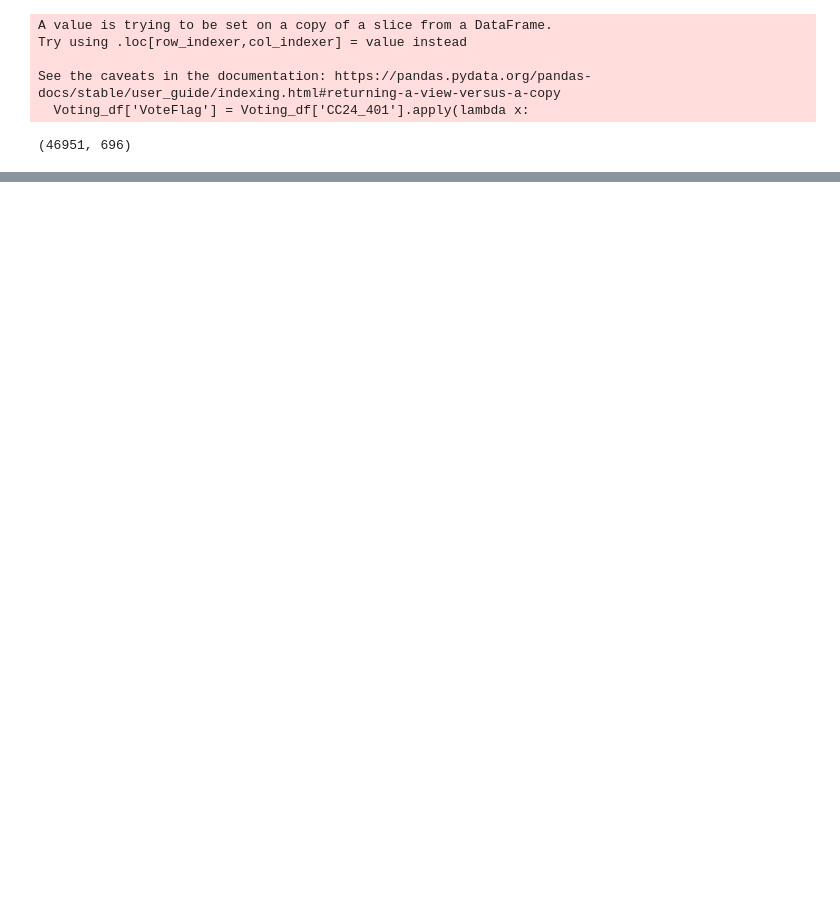
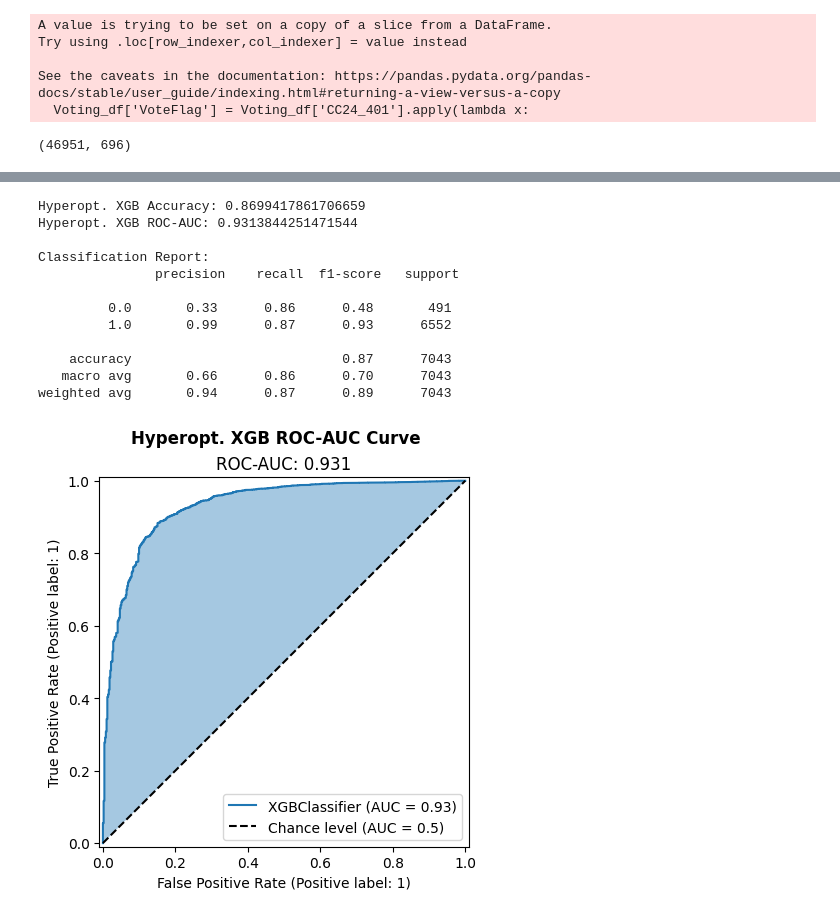
Before and after one commit to agtrinidad/s26-hnz-voter-predictors, a Jupyter notebook: g17_avery_workspace.ipynb, the cells around one changed output, grey strips where cells are left out. Saved outputs shown, nothing was run; the diff lists cells and outputs as text; code cells hidden in the pictures; blank space fills up the shorter version.

```diff
--- a/g17_avery_workspace.ipynb
+++ b/g17_avery_workspace.ipynb
@@ -1295,0 +1369,16 @@ Name: proportion, dtype: Float64
+# %%
+perf_output(hyper_xgb, X_val, y_val, "Hyperopt. XGB")
+# %% [output]
+Hyperopt. XGB Accuracy: 0.8699417861706659
+Hyperopt. XGB ROC-AUC: 0.9313844251471544
+
+Classification Report:
+               precision    recall  f1-score   support
+
+         0.0       0.33      0.86      0.48       491
+         1.0       0.99      0.87      0.93      6552
+
+    accuracy                           0.87      7043
+   macro avg       0.66      0.86      0.70      7043
+weighted avg       0.94      0.87      0.89      7043
+[figure, added]
```
Also changed, not shown: parts of 14 cells of this notebook.
